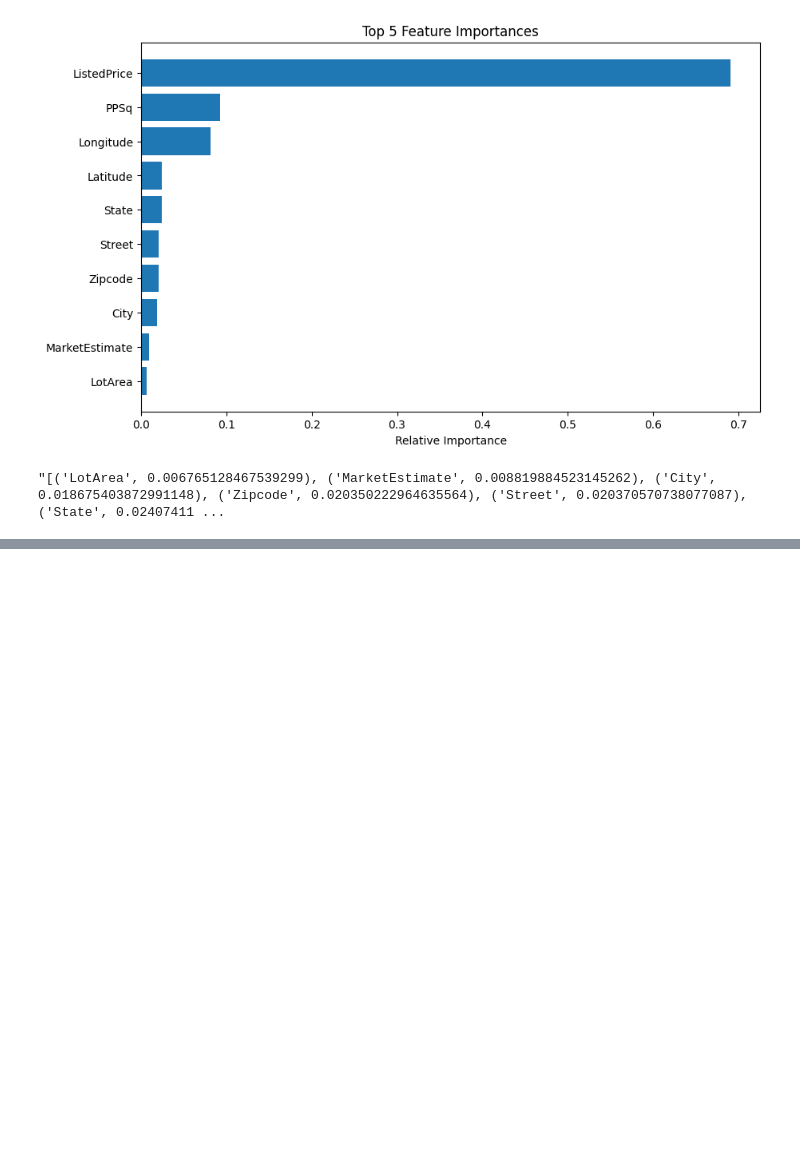
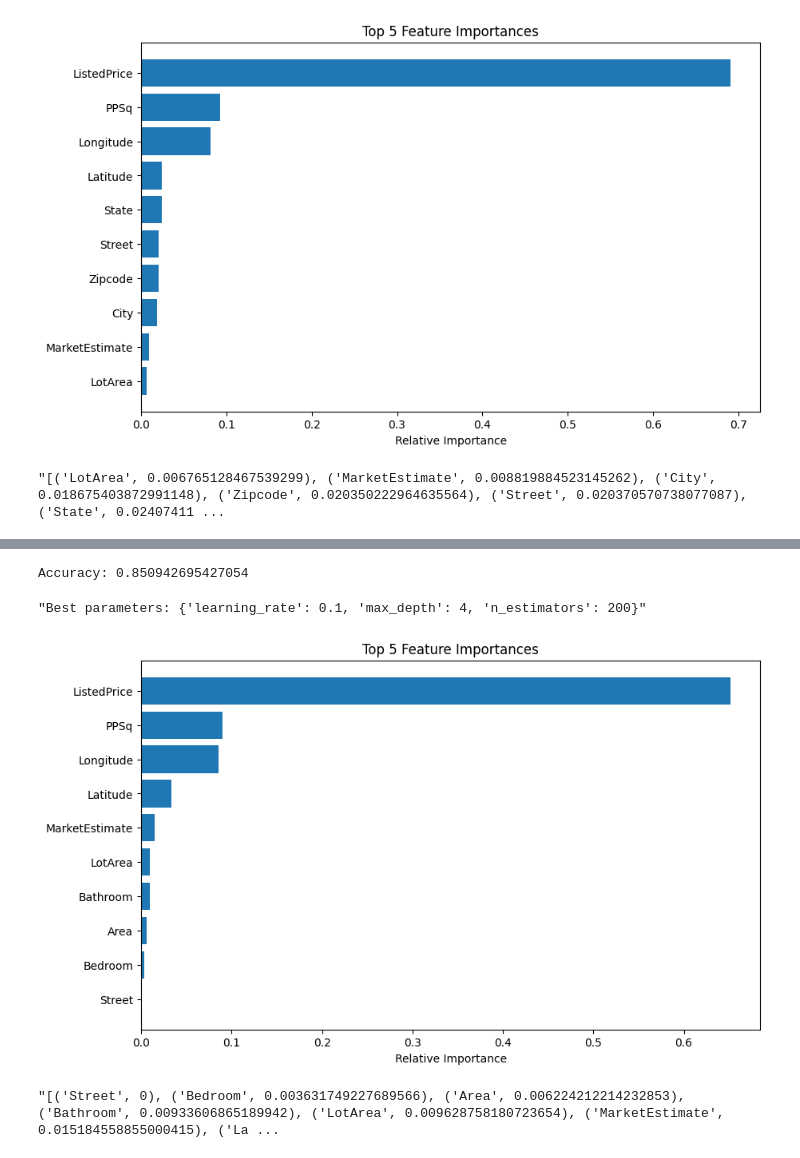
Before and after one commit to timsexperiments/real_estate_analysis, a Jupyter notebook: realestate.ipynb, the cells around one changed output, grey strips where cells are left out. Drawn from its saved outputs; the diff is of its cells as text; code cells hidden in the pictures; blank space fills up the shorter version.

```diff
--- a/realestate.ipynb
+++ b/realestate.ipynb
@@ -928,0 +1008,68 @@ f"{sorted_importances[-10:]}"
+# %%
+# Let's try again without street and zipcode which probably provide many unique values (especially street).
+no_city_street_or_zip = no_street = pd.get_dummies(
+    real_estate_data.drop(["Street", "Zipcode", "City"], axis=1),
+    columns=list(
+        filter(
+            lambda field: not (
+                field == "Street" or field == "Zipcode" or field == "City"
+            ),
+            STRING_FIELDS,
+        )
+    ),
+)
+
+X_train, X_test, y_train, y_test = train_test(no_street_or_zip)
+
+param_grid = {
+    "n_estimators": [100, 200, 300],
+    "learning_rate": [0.01, 0.1, 1],
+    "max_depth": [3, 4, 5],
+}
+
+gbc = GradientBoostingClassifier(random_state=42)
+grid_search = GridSearchCV(estimator=gbc, param_grid=param_grid, cv=3, n_jobs=-1)
+grid_search.fit(X_train, y_train)
+print(f"Accuracy: {grid_search.best_score_}")
+f"Best parameters: {grid_search.best_params_}"
+# %% [output]
+Accuracy: 0.850942695427054
+"Best parameters: {'learning_rate': 0.1, 'max_depth': 4, 'n_estimators': 200}"
+# %%
+feature_importances = best_gbc.feature_importances_
+features = X_train.columns
+
+importance_dict = dict(zip(features, feature_importances))
+
+aggregated_importances = {}
+for cat in categories:
+    cat_importance = sum(
+        importance
+        for feature, importance in importance_dict.items()
+        if feature.startswith(cat)
+    )
+    aggregated_importances[cat] = cat_importance
+
+importance_dict.update(aggregated_importances)
+
+importance_dict = {
+    feature: importance
+    for feature, importance in importance_dict.items()
+    if not any(feature.startswith(cat + "_") for cat in categories)
+}
+
+sorted_importances = sorted(importance_dict.items(), key=lambda x: x[1])
+
+top_features, top_importances = zip(*sorted_importances[-10:])
+
+plt.figure(figsize=(10, 6))
+plt.title("Top 5 Feature Importances")
+plt.barh(range(len(top_features)), top_importances, align="center")
+plt.yticks(range(len(top_features)), top_features)
+plt.xlabel("Relative Importance")
+plt.show()
+
+f"{sorted_importances[-10:]}"
+# %% [output]
+[figure, added]
+"[('Street', 0), ('Bedroom', 0.003631749227689566), ('Area', 0.006224212214232853), ('Bathroom', 0.00933606865189942), ('LotArea', 0.009628758180723654), ('MarketEstimate', 0.015184558855000415), ('La ...
```
Also changed, not shown: parts of 13 cells of this notebook.
